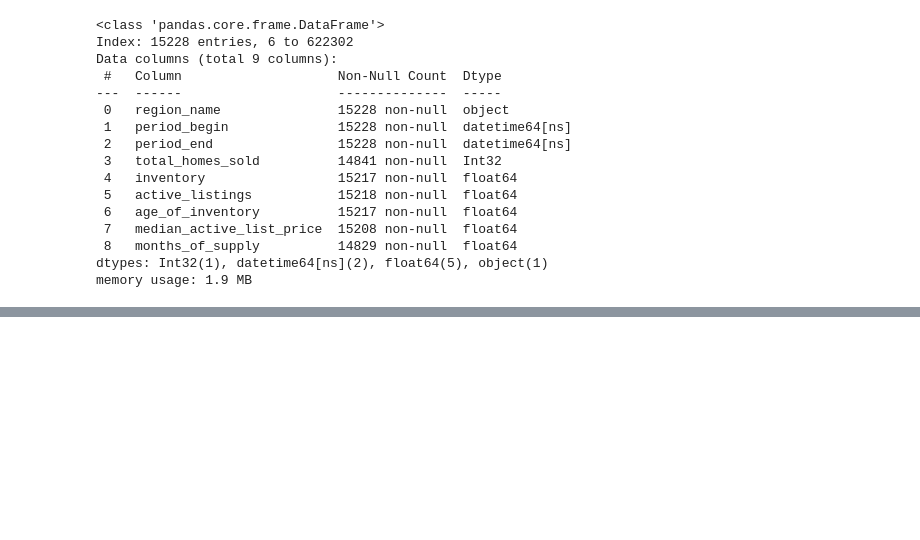
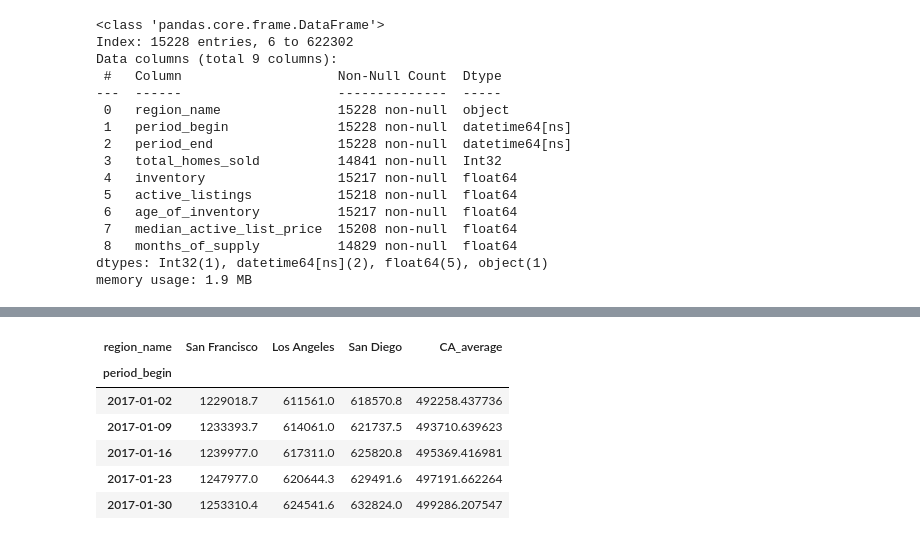
Before and after one commit to junclemente/DSIL-PythonDataViz, a Jupyter notebook: plt_fundamentals.ipynb, the cells around one changed output, grey strips where cells are left out. Drawn from its saved outputs; the diff is of its cells as text; code cells hidden in the pictures; blank space fills up the shorter version.

```diff
--- a/plt_fundamentals.ipynb
+++ b/plt_fundamentals.ipynb
@@ -67,0 +93,14 @@ memory usage: 1.9 MB
+# %%
+ca_housing_markets = ca_housing_pivot.loc[:, ["San Francisco",
+                                              "Los Angeles",
+                                              "San Diego",
+                                              "CA_average"]]
+ca_housing_markets.head()
+# %% [output]
+| region_name | San Francisco | Los Angeles | San Diego | CA_average |
+| period_begin |  |  |  |  |
+| 2017-01-02 | 1229018.7 | 611561.0 | 618570.8 | 492258.437736 |
+| 2017-01-09 | 1233393.7 | 614061.0 | 621737.5 | 493710.639623 |
+| 2017-01-16 | 1239977.0 | 617311.0 | 625820.8 | 495369.416981 |
+| 2017-01-23 | 1247977.0 | 620644.3 | 629491.6 | 497191.662264 |
+| 2017-01-30 | 1253310.4 | 624541.6 | 632824.0 | 499286.207547 |
```
Also changed, not shown: parts of 3 cells of this notebook.
